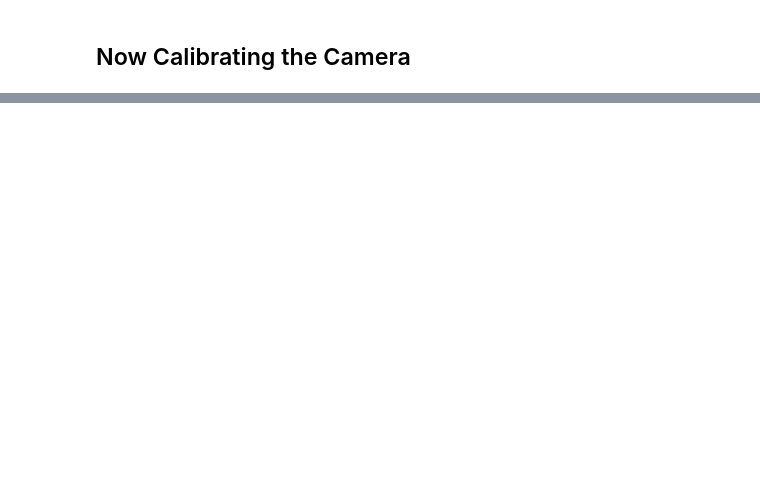
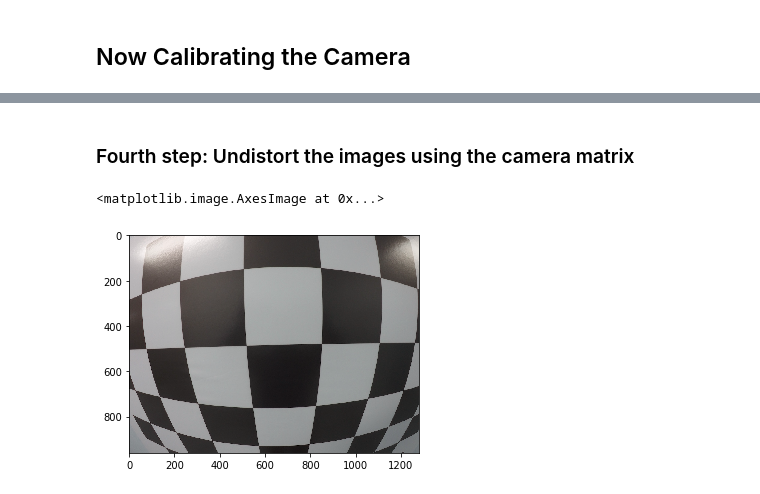
Before and after one commit to magedhassan/Camera-Calibration, a Jupyter notebook: Camera calibration.ipynb, the cells around one changed output, grey strips where cells are left out. Cells and saved outputs as stored; diff of their text form; code cells hidden in the pictures; blank space fills up the shorter version.

```diff
--- a/Camera calibration.ipynb
+++ b/Camera calibration.ipynb
@@ -64,0 +168,9 @@ if ret == True:
+# %% [markdown]
+### Fourth step: Undistort the images using the camera matrix
+# %%
+# Now let's read a test image and try to undistort it
+img = cv2.imread('calibration_wide/test_image.jpg')
+plt.imshow(img)
+# %% [output]
+<matplotlib.image.AxesImage at 0x...>
+[figure, added]
```
Also changed, not shown: parts of 11 cells of this notebook.
